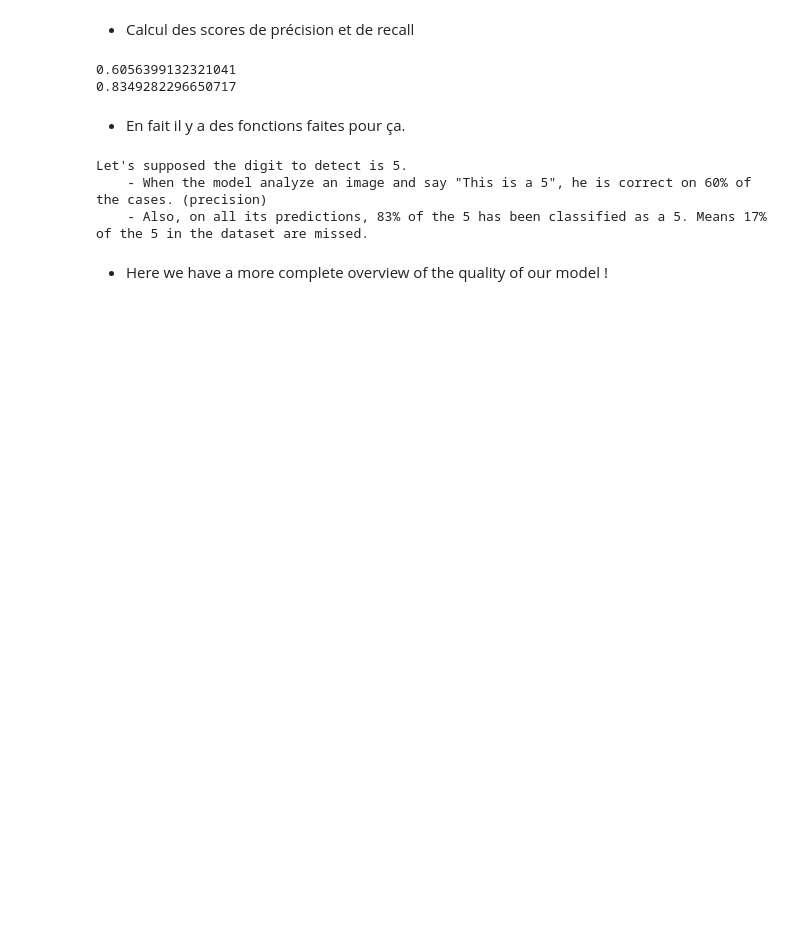
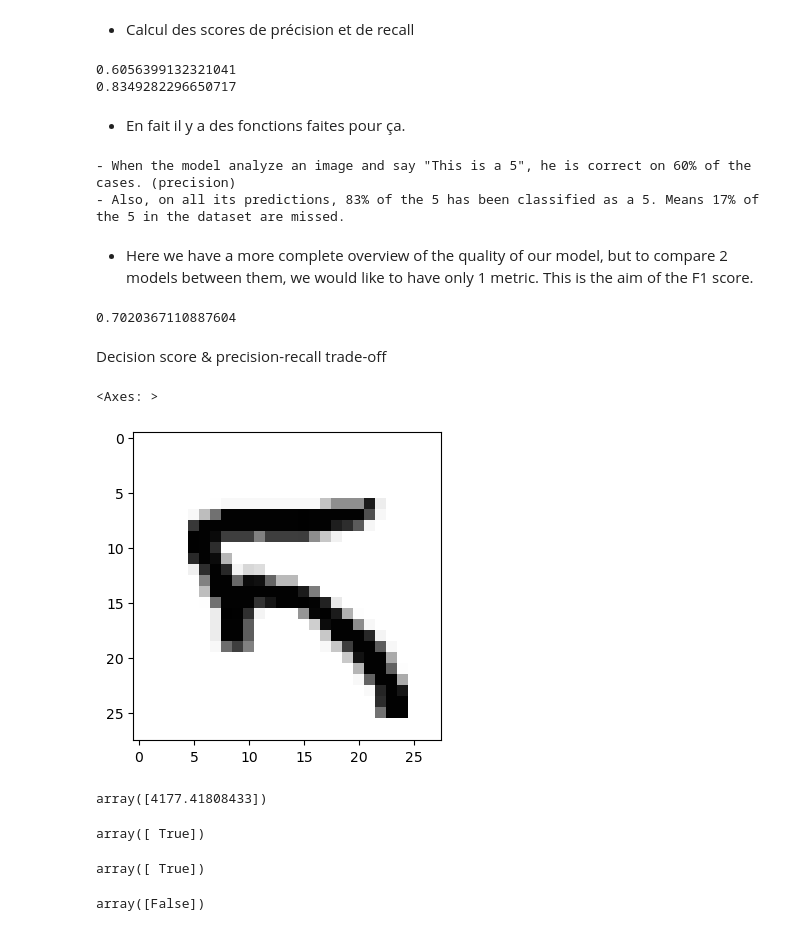
Before and after one commit to tbeucler/2024_MLEES, a Jupyter notebook: chapter-3_manips/manips_chap-3.ipynb, the cells around one changed output. Saved outputs shown, nothing was run; the diff lists cells and outputs as text; code cells hidden in the pictures; blank space fills up the shorter version.

```diff
--- a/chapter-3_manips/manips_chap-3.ipynb
+++ b/chapter-3_manips/manips_chap-3.ipynb
@@ -269,13 +264,51 @@ recall = recall_score(y_train_equals_to_digit_to_detect, y_train_pred)
 
 
 print(f"""
-Let's supposed the digit to detect is 5.
-    - When the model analyze an image and say "This is a {digit_to_detect}", he is correct on {int(precision*100)}% of the cases. (precision)
-    - Also, on all its predictions, {int(recall*100)}% of the {digit_to_detect} has been classified as a {digit_to_detect}. Means {100-int(recall*100)}% of the 5 in the dataset are missed.
+- When the model analyze an image and say "This is a {digit_to_detect}", he is correct on {int(precision*100)}% of the cases. (precision)
+- Also, on all its predictions, {int(recall*100)}% of the {digit_to_detect} has been classified as a {digit_to_detect}. Means {100-int(recall*100)}% of the 5 in the dataset are missed.
 """)
 # %% [output]
-Let's supposed the digit to detect is 5.
-    - When the model analyze an image and say "This is a 5", he is correct on 60% of the cases. (precision)
-    - Also, on all its predictions, 83% of the 5 has been classified as a 5. Means 17% of the 5 in the dataset are missed.
+- When the model analyze an image and say "This is a 5", he is correct on 60% of the cases. (precision)
+- Also, on all its predictions, 83% of the 5 has been classified as a 5. Means 17% of the 5 in the dataset are missed.
 # %% [markdown]
-- Here we have a more complete overview of the quality of our model !
+- Here we have a more complete overview of the quality of our model, but to compare 2 models between them, we would like to have only 1 metric. This is the aim of the F1 score.
+# %%
+from sklearn.metrics import f1_score
+f1_score(y_train_equals_to_digit_to_detect, y_train_pred)
+# %% [output]
+0.7020367110887604
+# %% [markdown]
+Decision score & precision-recall trade-off
+# %%
+# This is an instance actually showing a 5.
+test_index = 8
+show_instance(x_train, test_index)
+# %% [output]
+<Axes: >
+[figure, added]
+# %%
+# Let's compute the decision score attributed by our classifier to this instance
+y_scores = sgd_clf.decision_function([x_train[test_index]])
+y_scores
+# %% [output]
+array([4177.41808433])
+# %%
+threshold = 0
+prediction = (y_scores > threshold)
+prediction
+# %% [output]
+array([ True])
+# %%
+# In fact, the threshold to guess if an instance is or not showing the target number is 0.
+# Here, the predict() method of our classifier, using this threshold, will classify this instance as a 5.
+prediction = sgd_clf.predict([x_train[test_index]])
+prediction
+# %% [output]
+array([ True])
+# %%
+# Now we raise up the threshold
+threshold = 8000
+prediction = (y_scores > threshold)
+prediction
+# %% [output]
+array([False])
```
Also changed, not shown: parts of 14 cells of this notebook.
